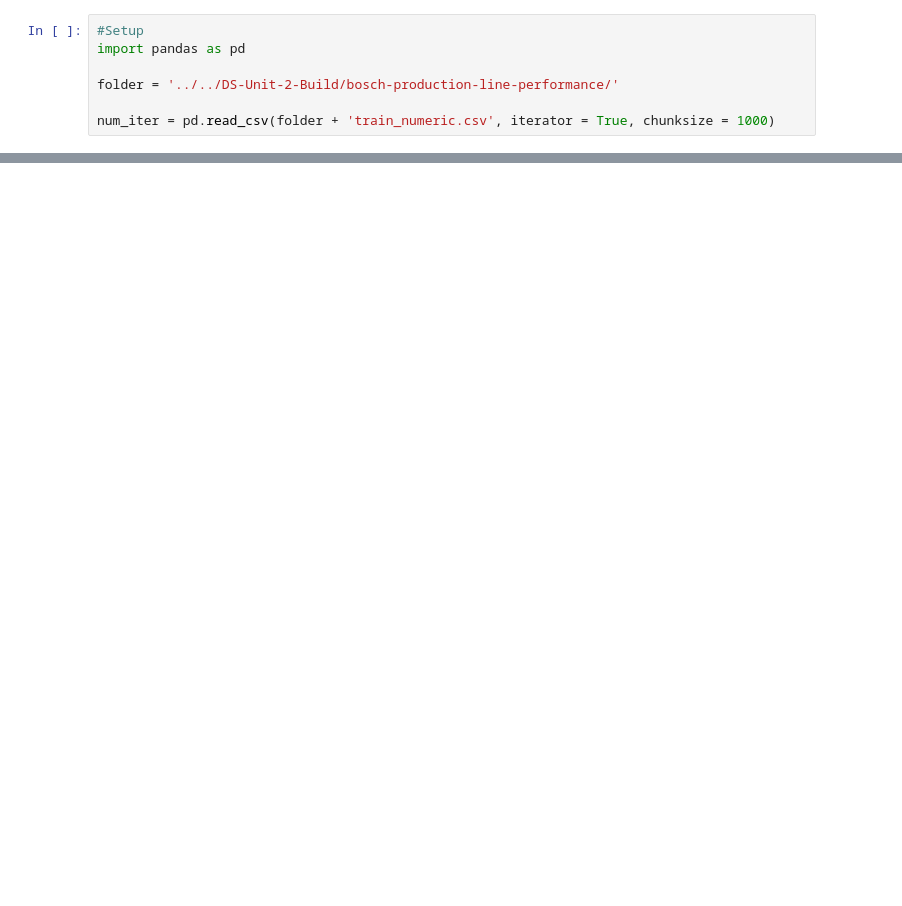
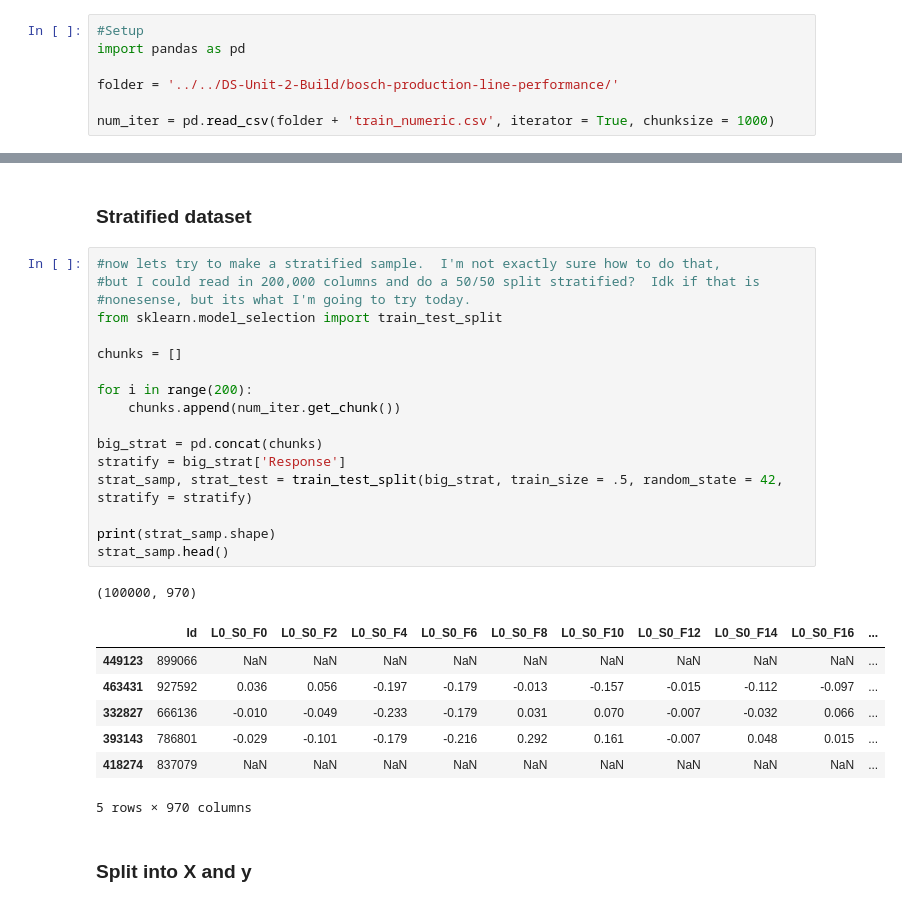
Before and after one commit to bloominstituteoftechnology/DS-Unit-2-Applied-Modeling, a Jupyter notebook: module3-permutation-boosting/LS_DS_233_assignment.ipynb, the cells around one changed output, grey strips where cells are left out. Cells and saved outputs as stored; diff of their text form; blank space fills up the shorter version.

```diff
--- a/module3-permutation-boosting/LS_DS_233_assignment.ipynb
+++ b/module3-permutation-boosting/LS_DS_233_assignment.ipynb
@@ -72,0 +170,30 @@ num_iter = pd.read_csv(folder + 'train_numeric.csv', iterator = True, chunksize
+# %% [markdown]
+### Stratified dataset
+# %%
+#now lets try to make a stratified sample.  I'm not exactly sure how to do that,
+#but I could read in 200,000 columns and do a 50/50 split stratified?  Idk if that is
+#nonesense, but its what I'm going to try today.
+from sklearn.model_selection import train_test_split
+
+chunks = []
+
+for i in range(200):
+    chunks.append(num_iter.get_chunk())
+
+big_strat = pd.concat(chunks)
+stratify = big_strat['Response']
+strat_samp, strat_test = train_test_split(big_strat, train_size = .5, random_state = 42, stratify = stratify)
+
+print(strat_samp.shape)
+strat_samp.head()
+# %% [output]
+(100000, 970)
+|  | Id | L0_S0_F0 | L0_S0_F2 | L0_S0_F4 | L0_S0_F6 | L0_S0_F8 | L0_S0_F10 | L0_S0_F12 | L0_S0_F14 | L0_S0_F16 | ... |
+| 449123 | 899066 | NaN | NaN | NaN | NaN | NaN | NaN | NaN | NaN | NaN | ... |
+| 463431 | 927592 | 0.036 | 0.056 | -0.197 | -0.179 | -0.013 | -0.157 | -0.015 | -0.112 | -0.097 | ... |
+| 332827 | 666136 | -0.010 | -0.049 | -0.233 | -0.179 | 0.031 | 0.070 | -0.007 | -0.032 | 0.066 | ... |
+| 393143 | 786801 | -0.029 | -0.101 | -0.179 | -0.216 | 0.292 | 0.161 | -0.007 | 0.048 | 0.015 | ... |
+| 418274 | 837079 | NaN | NaN | NaN | NaN | NaN | NaN | NaN | NaN | NaN | ... |
+5 rows × 970 columns
+# %% [markdown]
+### Split into X and y
```
Also changed, not shown: parts of 32 cells of this notebook.
